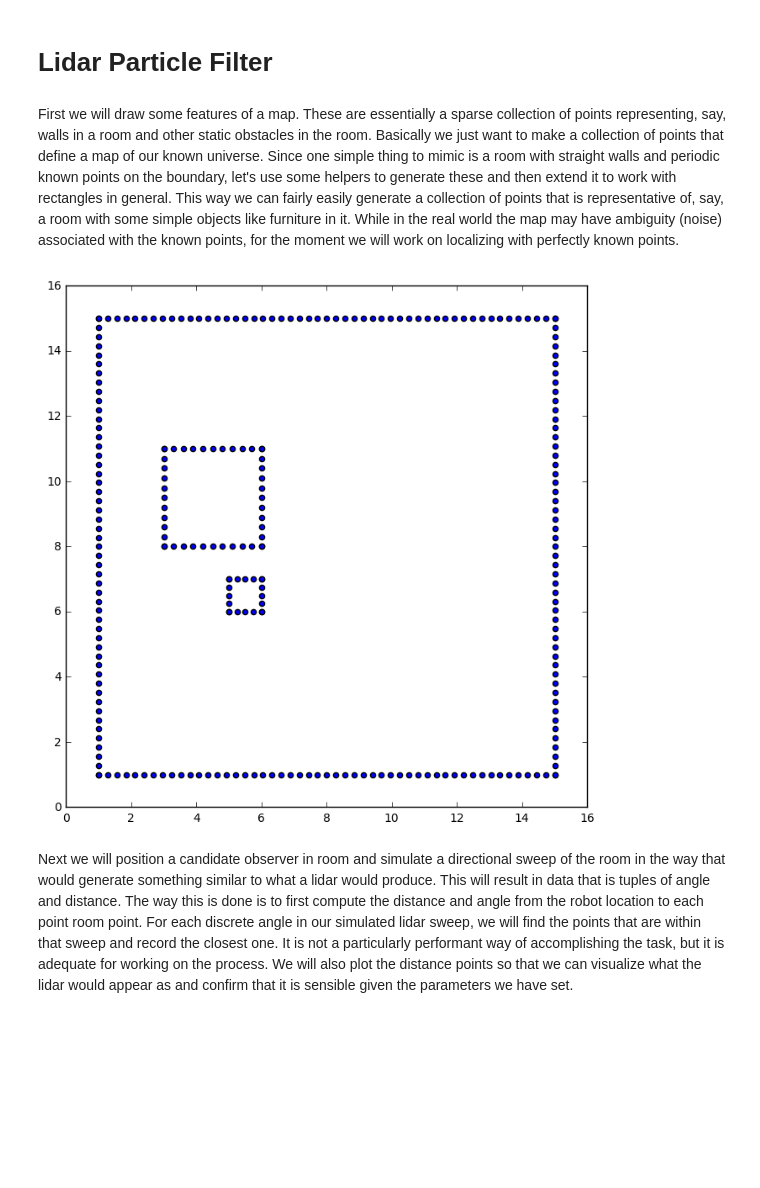
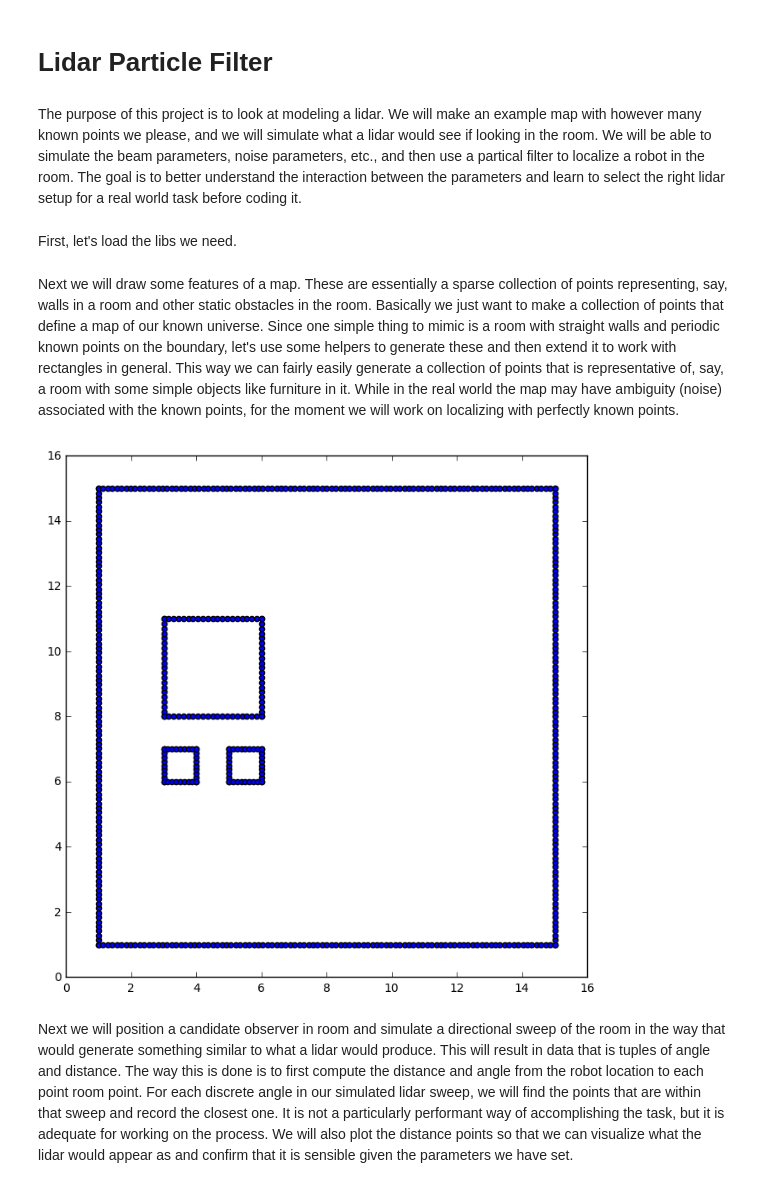
Before and after one commit to ColinShaw/python-lidar-simulator-particle-filter, a Jupyter notebook: jupyter/LidarParticleFilter.ipynb, the cells around one changed output. Saved outputs shown, nothing was run; the diff lists cells and outputs as text; code cells hidden in the pictures; blank space fills up the shorter version.

```diff
--- a/jupyter/LidarParticleFilter.ipynb
+++ b/jupyter/LidarParticleFilter.ipynb
@@ -1,2 +1,6 @@
 # %% [markdown]
 # Lidar Particle Filter
+# %% [markdown]
+The purpose of this project is to look at modeling a lidar.  We will make an example map with however many known points we please, and we will simulate what a lidar would see if looking in the room.  We will be able to simulate the beam parameters, noise parameters, etc., and then use a partical filter to localize a robot in the room.  The goal is to better understand the interaction between the parameters and learn to select the right lidar setup for a real world task before coding it.
+# %% [markdown]
+First, let's load the libs we need.
@@ -3,49 +12,44 @@
 # %% [markdown]
-First we will draw some features of a map.  These are essentially a sparse collection of points representing, say, walls in a room and other static obstacles in the room.  Basically we just want to make a collection of points that define a map of our known universe.  Since one simple thing to mimic is a room with straight walls and periodic known points on the boundary, let's use some helpers to generate these and then extend it to work with rectangles in general. This way we can fairly easily generate a collection of points that is representative of, say, a room with some simple objects like furniture in it.  While in the real world the map may have ambiguity (noise) associated with the known points, for the moment we will work on localizing with perfectly known points.
+Next we will draw some features of a map.  These are essentially a sparse collection of points representing, say, walls in a room and other static obstacles in the room.  Basically we just want to make a collection of points that define a map of our known universe.  Since one simple thing to mimic is a room with straight walls and periodic known points on the boundary, let's use some helpers to generate these and then extend it to work with rectangles in general. This way we can fairly easily generate a collection of points that is representative of, say, a room with some simple objects like furniture in it.  While in the real world the map may have ambiguity (noise) associated with the known points, for the moment we will work on localizing with perfectly known points.
 # %%
-import math
-import numpy as np
-import matplotlib.pyplot as plt
-%matplotlib inline
-
-
 class Room:
 
     def map_range_x(self, start, stop, number, y):
         return [[start + (stop - start) * i / number, y] for i in range(number + 1)]
 
     def map_range_y(self, start, stop, number, x):
         return [[x, start + (stop - start) * i / number] for i in range(number + 1)]
 
     def map_square(self, top_left, bottom_right, points):
         res  = self.map_range_y(top_left[1], bottom_right[1], points, top_left[0])
         res += self.map_range_y(top_left[1], bottom_right[1], points, bottom_right[0])
         res += self.map_range_x(top_left[0], bottom_right[0], points, top_left[1])
         res += self.map_range_x(top_left[0], bottom_right[0], points, bottom_right[1])
         return res
 
     def make_room(self):
-        walls = self.map_square((1.,1.), (15.,15.), 50)
-        table = self.map_square((3.,8.), (6.,11.), 10)
-        chair = self.map_square((5.,6.), (6.,7.), 4)
-        return walls + table + chair
+        walls = self.map_square((1.0,1.0), (15.0,15.0), 100)
+        table = self.map_square((3.0,8.0), (6.0,11.0), 20)
+        chair1 = self.map_square((3.0,6.0), (4.0,7.0), 8)
+        chair2 = self.map_square((5.0,6.0), (6.0,7.0), 8)
+        return walls + table + chair1 + chair2
 
 
 # Set the plot size
 plt.figure(figsize=(8,8))
 
 # Build the room map points
 r = Room()
 room = r.make_room()
 
 # Unzip the x-y coordinates
 x, y = zip(*room)
 
 # Plot the points
 plt.scatter(x, y)
 plt.show()
 # %% [output]
-[figure, old version]
+[figure, new version]
 # %% [markdown]
 Next we will position a candidate observer in room and simulate a directional sweep of the room in the way that would generate something similar to what a lidar would produce.  This will result in data that is tuples of angle and distance.  The way this is done is to first compute the distance and angle from the robot location to each point room point.  For each discrete angle in our simulated lidar sweep, we will find the points that are within that sweep and record the closest one.  It is not a particularly performant way of accomplishing the task, but it is adequate for working on the process.  We will also plot the distance points so that we can visualize what the lidar would appear as and confirm that it is sensible given the parameters we have set.
 # %%
```
Also changed, not shown: parts of 7 cells of this notebook.
